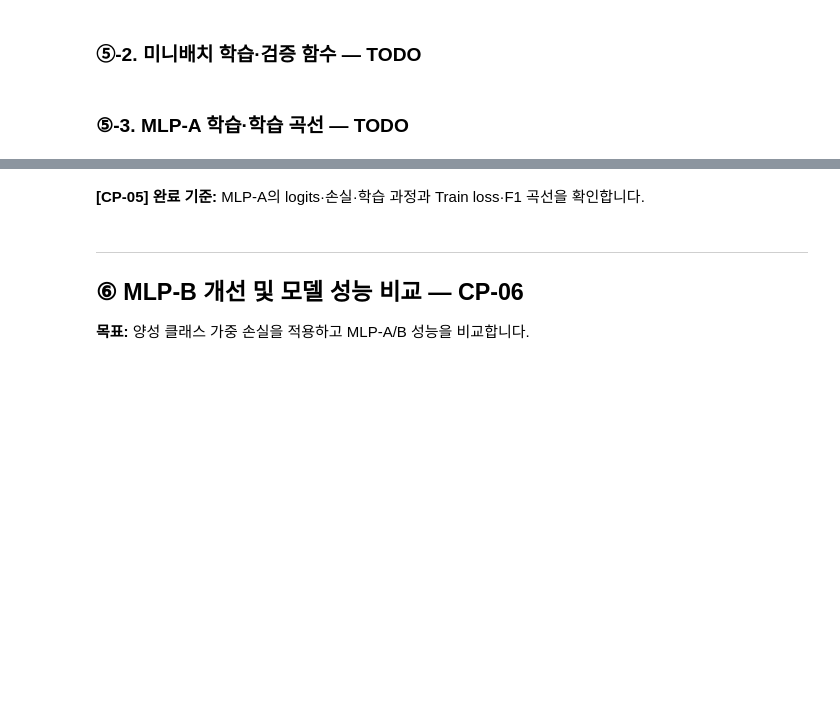
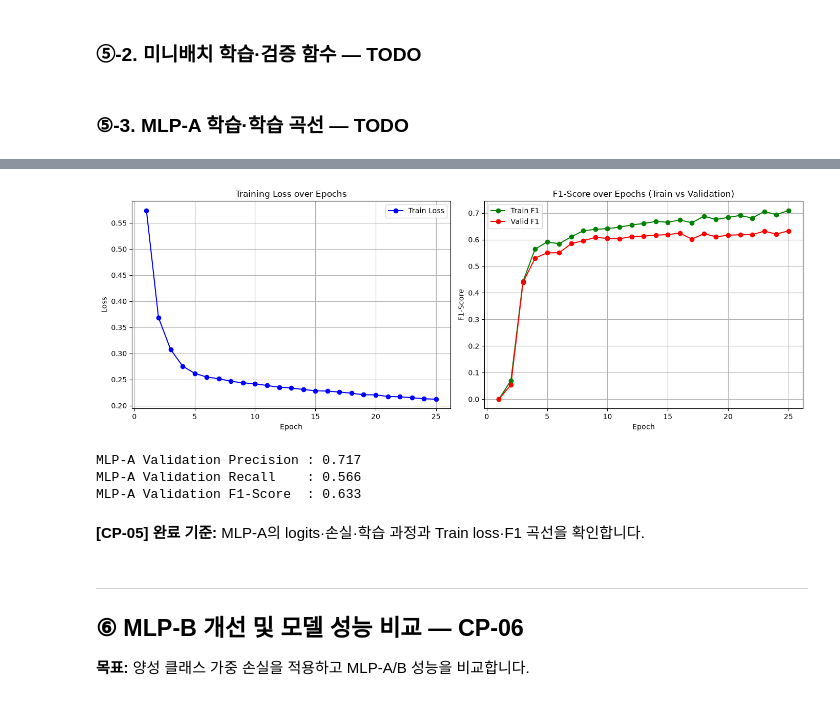
Before and after one commit to Kim-ms/ai-mini-projects, a Jupyter notebook: mini-project-01/code/02_classification_online_shopping.ipynb, the cells around one changed output, grey strips where cells are left out. Saved outputs shown, nothing was run; the diff lists cells and outputs as text; code cells hidden in the pictures; blank space fills up the shorter version.

```diff
--- a/mini-project-01/code/02_classification_online_shopping.ipynb
+++ b/mini-project-01/code/02_classification_online_shopping.ipynb
@@ -616,7 +637,12 @@ def train_one_epoch(model, loader, loss_fn, optimizer):
         # TODO 5-4. 기울기 초기화 → 순전파(logits) → 손실 계산 →
         # 역전파 → 가중치 갱신을 순서대로 구현합니다.
         # 힌트: zero_grad(), model(xb), loss_fn(), backward(), step()
-        ...
+        optimizer.zero_grad()
+        logits = model(xb)
+        loss = loss_fn(logits, yb)
+        loss.backward()
+        optimizer.step()
+
         losses.append(float(loss.item()))
     return float(np.mean(losses))
 
@@ -640,12 +666,12 @@ def fit_mlp(Xtr, ytr, Xva, yva, *, positive_weight=None, epochs=25):
     # 값이 있으면 pos_weight를 적용한 BCEWithLogitsLoss를 사용합니다.
     # 힌트: nn.BCEWithLogitsLoss(pos_weight=torch.tensor(float(positive_weight)))
     if positive_weight is None:
-        loss_fn = ...
+        loss_fn = nn.BCEWithLogitsLoss()
     else:
-        loss_fn = ...
+        loss_fn = nn.BCEWithLogitsLoss(pos_weight=torch.tensor([float(positive_weight)]))
 
     # TODO 5-6. Adam 옵티마이저(lr=0.001)를 생성합니다.
-    optimizer = ...
+    optimizer = torch.optim.Adam(model.parameters(), lr=0.001)
 
     # [공통] Validation F1이 가장 좋았던 에포크의 가중치 보관
     history = []
@@ -660,8 +686,8 @@ def fit_mlp(Xtr, ytr, Xva, yva, *, positive_weight=None, epochs=25):
 
         # TODO 5-7. 확률 0.5 기준 예측 클래스를 만든 후
         # classification_scores()로 Train·Validation F1을 계산합니다.
-        tr_f1 = ...
-        va_f1 = ...
+        tr_f1 = classification_scores(ytr, (train_prob >= 0.5).astype(int))["F1"]
+        va_f1 = classification_scores(yva, (valid_prob >= 0.5).astype(int))["F1"]
 
         # [공통] 학습 이력과 최고 검증 성능 기록
         history.append({
@@ -694,3 +724,42 @@ display(history_a.tail().round(3))
+# %%
+# TODO 5-8. Epoch별 Train loss, Train/Validation F1을 시각화합니다.
+# 힌트: plt.subplots(1, 2, ...), ax.plot(history_a["Epoch"], ...)
+fig, (ax1, ax2) = plt.subplots(1, 2, figsize=(14, 5))
+
+ax1.plot(history_a["Epoch"], history_a["Train loss"], label="Train Loss", color="blue", marker='o')
+ax1.set_title("Training Loss over Epochs")
+ax1.set_xlabel("Epoch")
+ax1.set_ylabel("Loss")
+ax1.grid(True)
+ax1.legend()
+
+ax2.plot(history_a["Epoch"], history_a["Train F1"], label="Train F1", color="green", marker='o')
+ax2.plot(history_a["Epoch"], history_a["Valid F1"], label="Valid F1", color="red", marker='o')
+ax2.set_title("F1-Score over Epochs (Train vs Validation)")
+ax2.set_xlabel("Epoch")
+ax2.set_ylabel("F1-Score")
+ax2.grid(True)
+ax2.legend()
+
+plt.tight_layout()
+plt.show()
+# %% [output]
+[figure, added]
+# %%
+valid_prob_a = mlp_probabilities(mlp_a, Xt_valid)
+valid_pred_a = (valid_prob_a >= 0.5).astype(int)
+
+precision_a = precision_score(y_valid.to_numpy(), valid_pred_a, zero_division=0)
+recall_a = recall_score(y_valid.to_numpy(), valid_pred_a, zero_division=0)
+f1_a = f1_score(y_valid.to_numpy(), valid_pred_a, zero_division=0)
+
+print(f"MLP-A Validation Precision : {precision_a:.3f}")
+print(f"MLP-A Validation Recall    : {recall_a:.3f}")
+print(f"MLP-A Validation F1-Score  : {f1_a:.3f}")
+# %% [output]
+MLP-A Validation Precision : 0.717
+MLP-A Validation Recall    : 0.566
+MLP-A Validation F1-Score  : 0.633
 # %% [markdown]
 **[CP-05] 완료 기준:** MLP-A의 logits·손실·학습 과정과 Train loss·F1 곡선을 확인합니다.
 # %% [markdown]
```
Also changed, not shown: parts of 2 cells of this notebook, 1 other file.
